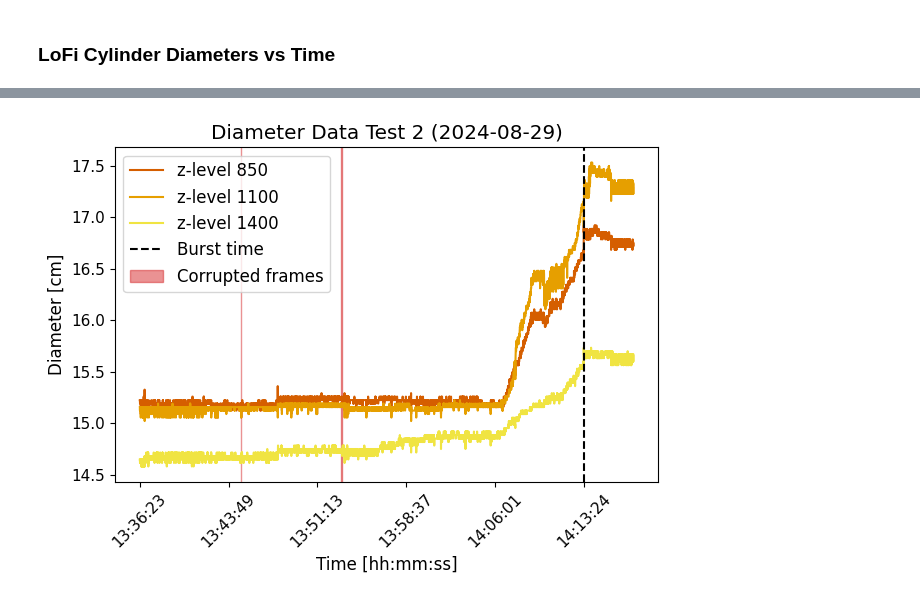
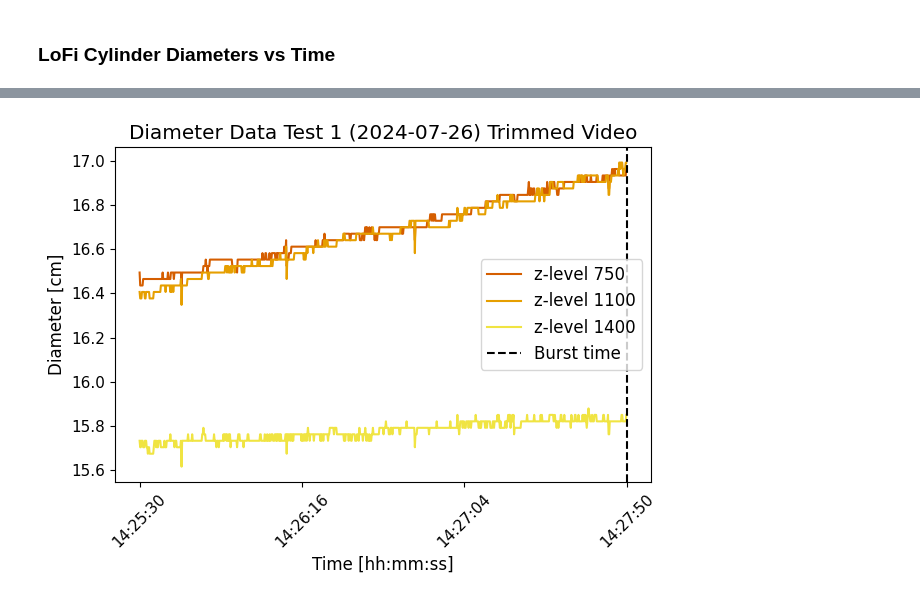
Before and after one commit to ssimonai/vision-ai-agent, a Jupyter notebook: content/cv-pipeline-clean.ipynb, the cells around one changed output, grey strips where cells are left out. Cells and saved outputs as stored; diff of their text form; code cells hidden in the pictures.

```diff
--- a/content/cv-pipeline-clean.ipynb
+++ b/content/cv-pipeline-clean.ipynb
@@ -4000,10 +4077,10 @@ Review the output above for memory usage and any retries
 # %%
 import datetime as dt
 # %%
-with open('test1_diams_all-z.pkl', 'rb') as f:
+with open('test1_trimtest.pkl', 'rb') as f:
     test1_dict = pickle.load(f)
 # %%
-with open('test2_diams_all-z.pkl', 'rb') as f:
+with open('test2_trimtest.pkl', 'rb') as f:
     test2_dict = pickle.load(f)
 # %%
 def clean_all_data(timestamps, diameters_list):
@@ -4047,6 +4124,6 @@ def clean_all_data(timestamps, diameters_list):
 # %%
 # Usage with your data structure:
 cleaned_timestamps, cleaned_diameters = clean_all_data(
-    test1_dict['Timestamps'],
-    test1_dict['diameters_cm']
+    test2_dict['Timestamps'],
+    test2_dict['diameters_cm']
 )
@@ -4083,27 +4130,30 @@ plt.show()
-# %%
-# test 2
-time_labels = [timestamp.split(' ')[-1] for timestamp in cleaned_timestamps[3910:]]
-step = 1320
-tick_positions = range(0, len(cleaned_timestamps[3910:]), step)
-tick_labels = [time_labels[i] for i in tick_positions]
-
-plt.plot(range(len(cleaned_diameters[0][3910:])), cleaned_diameters[0][3910:], label='z-level 850', color='#D55E00')
-plt.plot(range(len(cleaned_diameters[5][3910:])), cleaned_diameters[5][3910:], label='z-level 1100', color='#E69F00')
-plt.plot(range(len(cleaned_diameters[9][3910:])), cleaned_diameters[9][3910:], label='z-level 1400', color='#F0E442')
-plt.xticks(tick_positions, tick_labels, rotation=45)
-plt.axvline(6598, c='k', ls='--', label='Burst time')  # 14:13:24
-plt.axvspan(1505, 1508, color='tab:red', alpha=0.5, label='Corrupted frames')  # 13:44:51, 13:44:53
-plt.axvspan(2989, 2998, color='tab:red', alpha=0.5)  # 13:53:10, 13:53:13
-
-plt.xlabel('Time [hh:mm:ss]', size='large')
-plt.ylabel('Diameter [cm]', size='large')
-plt.title('Diameter Data Test 2 (2024-08-29)', size='x-large')
-plt.xticks(fontsize=11)
-plt.yticks(fontsize=11)
-
-plt.legend(fontsize='large')
-plt.tight_layout()
-#plt.savefig("figs/test2_diams_autumn.pdf", dpi=300)
-plt.show()
-# %% [output]
-[figure, removed]
+# %%
+# test 1
+time_labels = [timestamp.split(' ')[1] for timestamp in cleaned_timestamps]
+step = 275
+tick_positions = range(0, len(cleaned_timestamps), step)
+tick_labels = [time_labels[i] for i in tick_positions]
+
+plt.plot(range(len(cleaned_diameters[0][:825])), cleaned_diameters[0][:825], label='z-level 750', color='#D55E00')
+plt.plot(range(len(cleaned_diameters[1][:825])), cleaned_diameters[1][:825], label='z-level 1100', color='#E69F00')
+plt.plot(range(len(cleaned_diameters[-1][:825])), cleaned_diameters[-1][:825], label='z-level 1400', color='#F0E442')
+plt.xticks(tick_positions, tick_labels, rotation=45)
+plt.axvline(825, c='k', ls='--', label='Burst time')  # 14:27:50
+#plt.axvspan(2931, 2956, color='tab:red', alpha=0.5, label='Corrupted frames')  # 14:10:10, 14:10:16
+#plt.axvspan(3524, 3547, color='tab:red', alpha=0.5)  # 14:12:14, 14:12:20
+#plt.axvspan(4113, 4124, color='tab:red', alpha=0.5)  # 14:14:18, 14:14:22
+#plt.axvspan(4704, 4714, color='tab:red', alpha=0.5)  # 14:16:22, 14:16:26
+#plt.axvspan(6476, 6482, color='tab:red', alpha=0.5)  # 14:22:37, 14:22:42
+
+plt.xlabel('Time [hh:mm:ss]', size='large')
+plt.ylabel('Diameter [cm]', size='large')
+plt.title('Diameter Data Test 1 (2024-07-26) Trimmed Video', size='x-large')
+plt.xticks(fontsize=11)
+plt.yticks(fontsize=11)
+
+plt.legend(fontsize='large')
+plt.tight_layout()
+#plt.savefig("figs/test1_diams_autumn.png", dpi=300)
+plt.show()
+# %% [output]
+[figure, added]
```
Also changed, not shown: parts of 11 cells of this notebook, 1 other file.
